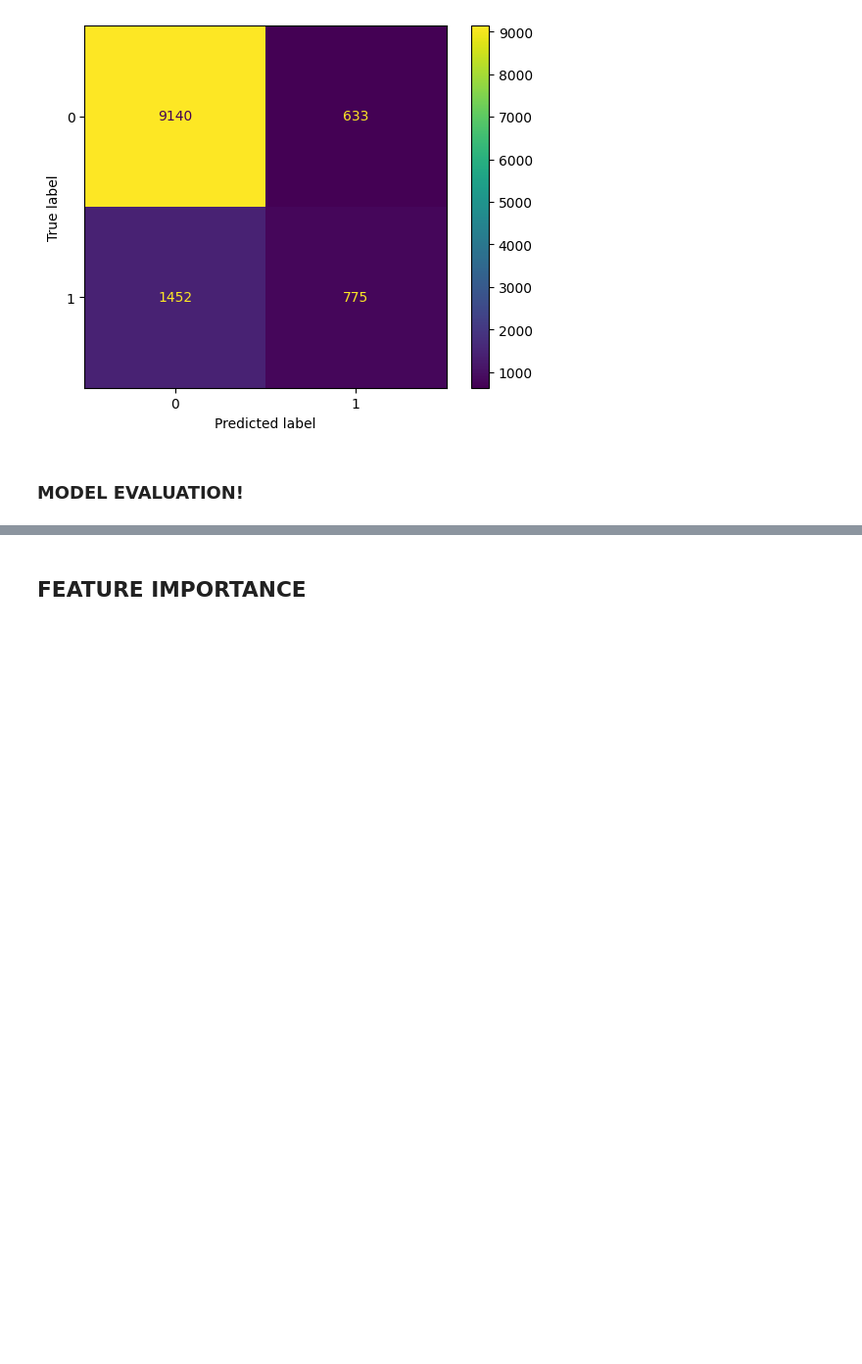
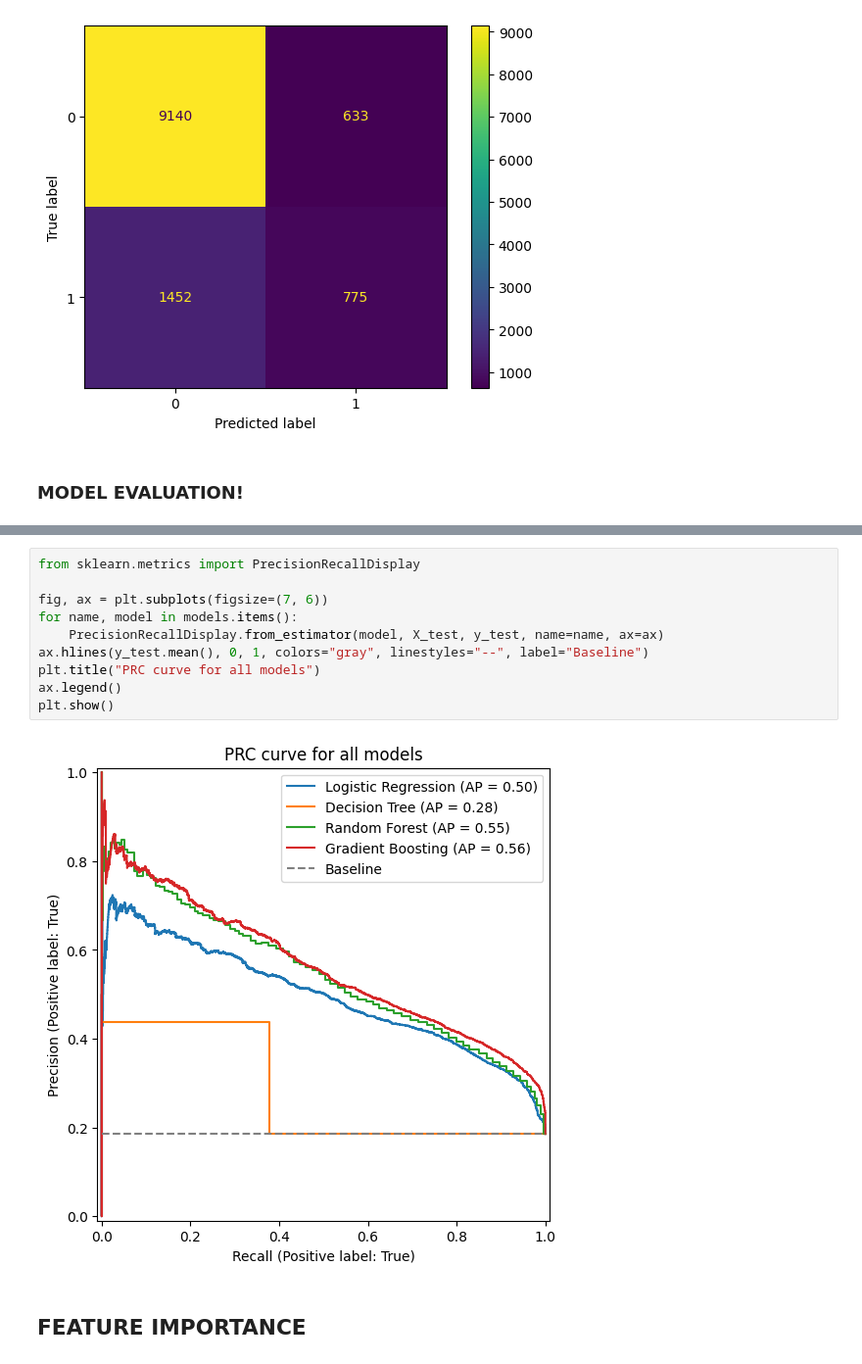
Before and after one commit to mosesdorri-gif/Customer-churn-Prediction, a Jupyter notebook: ML_P_1.ipynb, the cells around one changed output, grey strips where cells are left out. Shown at 98% size. Saved outputs shown, nothing was run; the diff lists cells and outputs as text; blank space fills up the shorter version.

```diff
--- a/ML_P_1.ipynb
+++ b/ML_P_1.ipynb
@@ -249,3 +250,15 @@ plt.show()
+# %%
+from sklearn.metrics import PrecisionRecallDisplay
+
+fig, ax = plt.subplots(figsize=(7, 6))
+for name, model in models.items():
+    PrecisionRecallDisplay.from_estimator(model, X_test, y_test, name=name, ax=ax)
+ax.hlines(y_test.mean(), 0, 1, colors="gray", linestyles="--", label="Baseline")
+plt.title("PRC curve for all models")
+ax.legend()
+plt.show()
+# %% [output]
+[figure, added]
 # %% [markdown]
 ## FEATURE IMPORTANCE
 # %%
```
Also changed, not shown: parts of 6 cells of this notebook.
